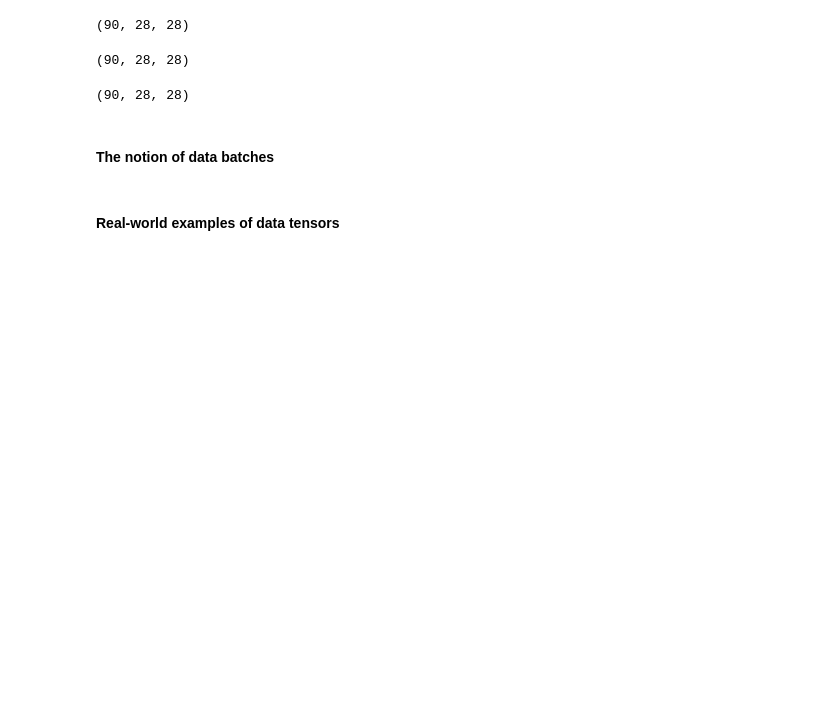
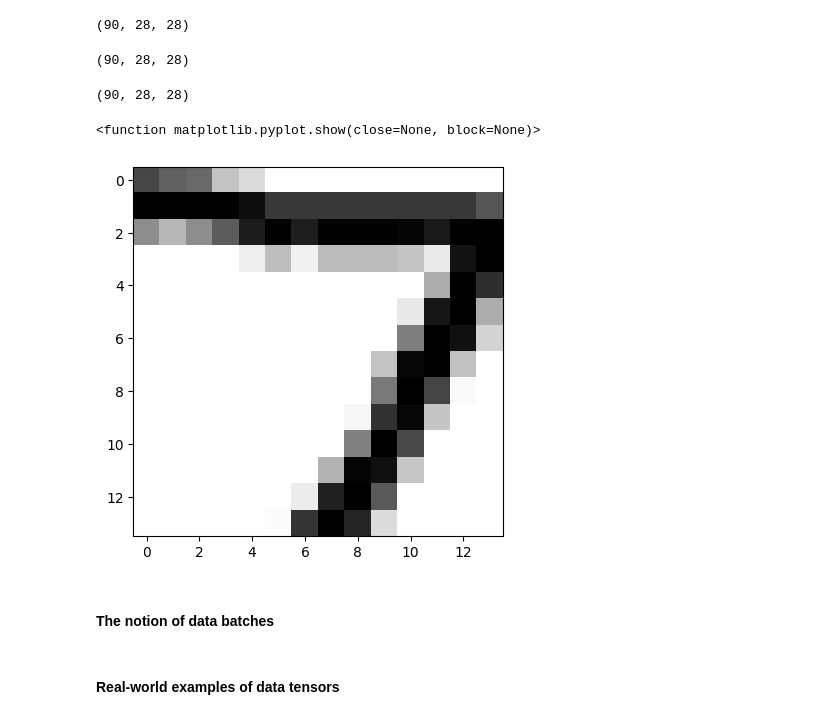
Before and after one commit to jiyul-collab/deeplearning-practice, a Jupyter notebook: chapter02.ipynb, the cells around one changed output. Drawn from its saved outputs; the diff is of its cells as text; code cells hidden in the pictures; blank space fills up the shorter version.

```diff
--- a/chapter02.ipynb
+++ b/chapter02.ipynb
@@ -246,6 +253,14 @@ my_slice.shape
 my_slice = train_images[:, 14:, 14:]
 # %%
 my_slice = train_images[:, 7:-7, 7:-7]
+# %%
+digit_crop = test_images[0, 7:-7, 7:-7]
+
+plt.imshow(digit_crop, cmap=plt.cm.binary)
+plt.show
+# %% [output]
+<function matplotlib.pyplot.show(close=None, block=None)>
+[figure, added]
 # %% [markdown]
 #### The notion of data batches
 # %%
```
Also changed, not shown: parts of 11 cells of this notebook.
